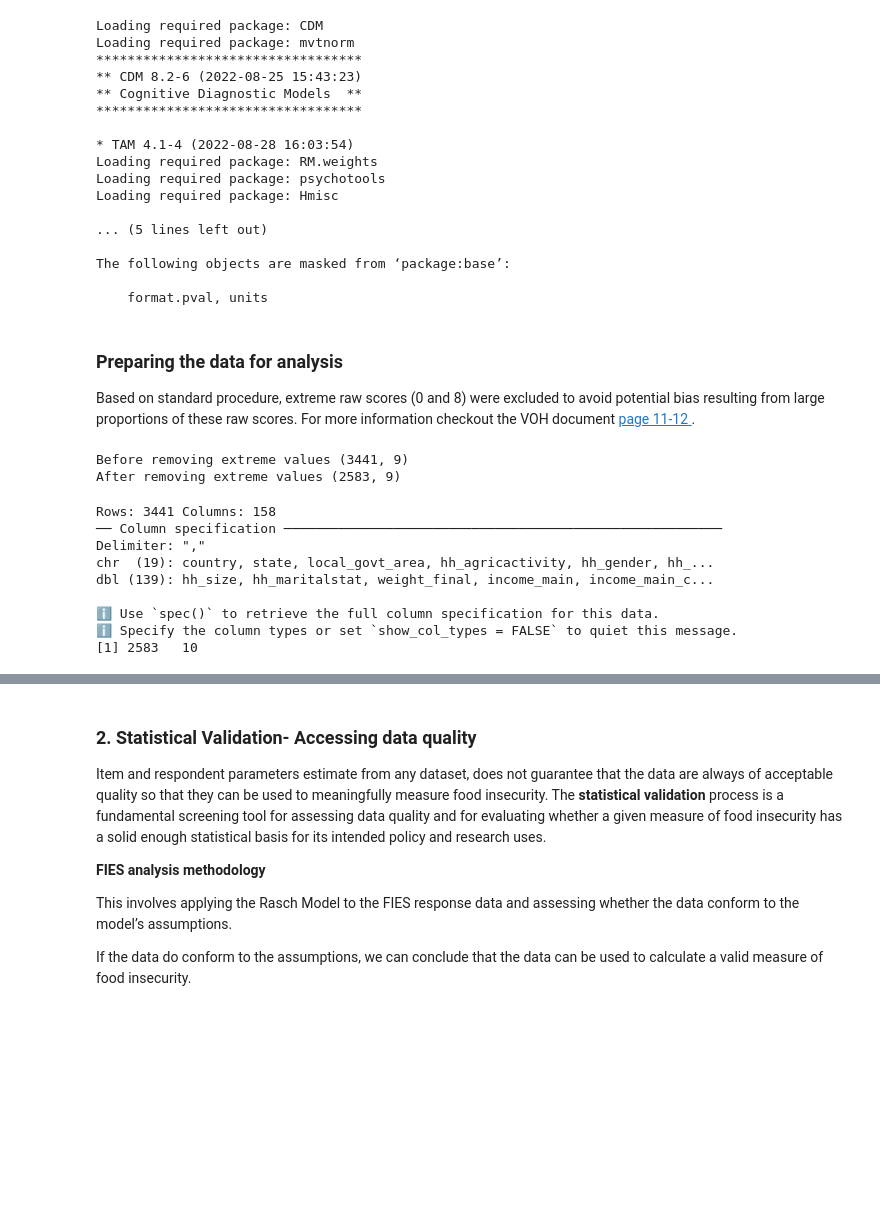
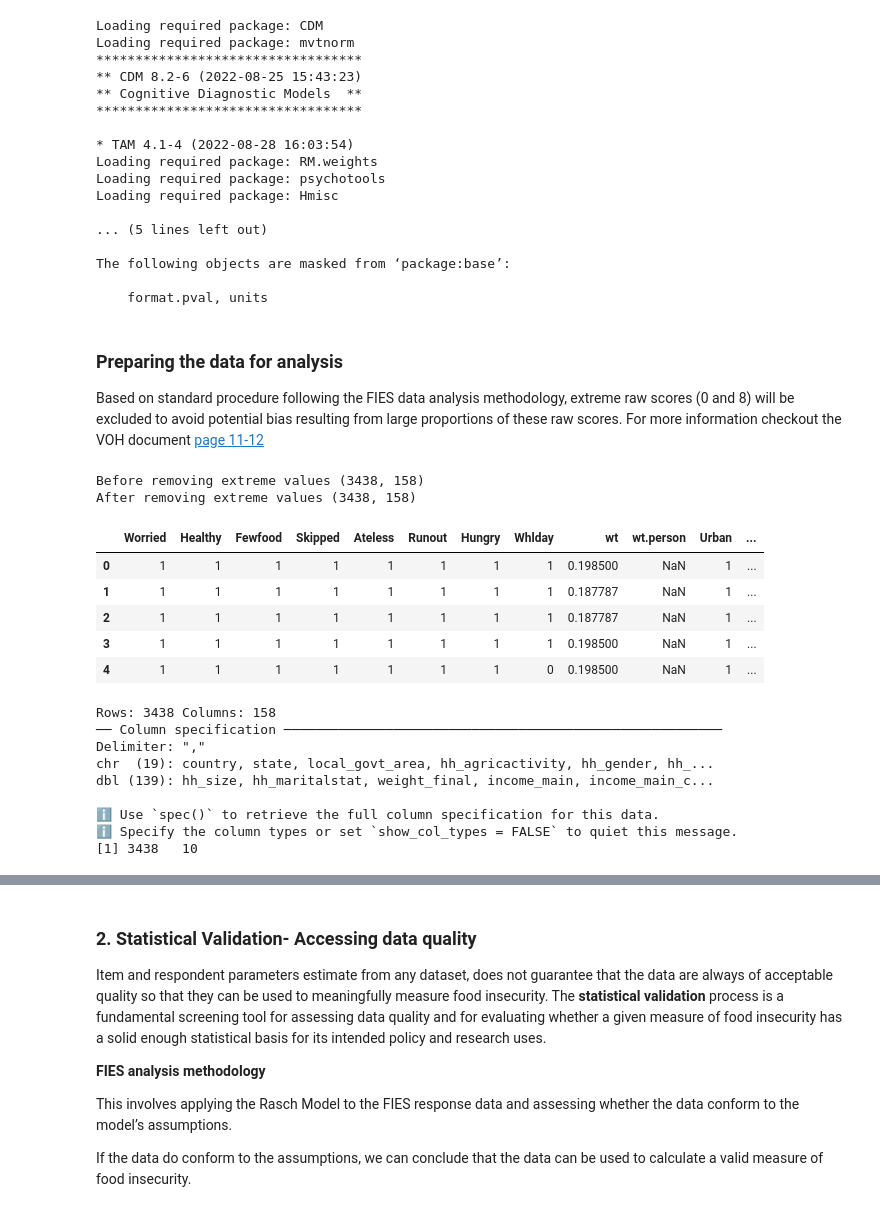
Before and after one commit to decorouz/Food_Insecurity_Indicators_Analysis, a Jupyter notebook: notebooks/1_rasch_model.ipynb, the cells around one changed output, grey strips where cells are left out. Cells and saved outputs as stored; diff of their text form; code cells hidden in the pictures; blank space fills up the shorter version.

```diff
--- a/notebooks/1_rasch_model.ipynb
+++ b/notebooks/1_rasch_model.ipynb
@@ -86,17 +81,49 @@ The following objects are masked from ‘package:base’:
     format.pval, units
 # %% [markdown]
 ### Preparing the data for analysis
-Based on standard procedure, extreme raw scores (0 and 8) were excluded to avoid potential bias resulting from large proportions of these raw scores. For more information checkout the VOH document [page 11-12 ](http://www.fao.org/3/a-i4830e.pdf).
+
+Based on standard procedure following the FIES data analysis methodology, extreme raw scores (0 and 8) will be excluded to avoid potential bias resulting from large proportions of these raw scores. For more information checkout the VOH document [page 11-12 ](http://www.fao.org/3/a-i4830e.pdf)
-# %%
-df = pd.read_csv("../data/supervised_clean_data.csv", usecols=lambda col:col.startswith("fies"))
-
-print("Before removing extreme values", df.shape)
-# Drop extreme values of 0 and 8 as standard procedure
-df = df[~df.fies_rawscore.isin([0,8])]
-print("After removing extreme values", df.shape)
-# %% [output]
-Before removing extreme values (3441, 9)
-After removing extreme values (2583, 9)
+# %%
+# Data Preparation for VOH app
+df = pd.read_csv("../data/fao_round6_ng_clean_data.csv")
+print("Before removing extreme values", df.shape)
+
+# Drop extreme values of 0 and 8 as standard procedure
+# df = df[~df.fies_rawscore.isin([0,8.0])].reset_index(drop=True)
+print("After removing extreme values", df.shape)
+fies_cols = [col for col in df.columns if col.startswith("fies_")]
+
+fies_rasch = df[fies_cols].drop(columns="fies_rawscore").rename(columns={
+    "fies_worried": "Worried",
+    "fies_healthy": "Healthy",
+    "fies_fewfoods": "Fewfood",
+    "fies_skipped": "Skipped",
+    "fies_ateless": "Ateless",
+    "fies_ranout": "Runout",
+    "fies_hungry": "Hungry",
+    "fies_whlday": "Whlday"
+}).astype(int)
+
+fies_rasch = pd.concat([fies_rasch, df[["weight_final"]]], axis=1)
+fies_rasch = fies_rasch.rename(columns={"weight_final": "wt"})
+fies_rasch["wt.person"] = np.nan
+fies_rasch["Urban"] = 1
+fies_rasch["Region"] = df["state"]
+
+
+
+#
+fies_rasch.to_csv("../data/fies_rasch.csv", index=False)
+fies_rasch.head()
+# %% [output]
+Before removing extreme values (3438, 158)
+After removing extreme values (3438, 158)
+|  | Worried | Healthy | Fewfood | Skipped | Ateless | Runout | Hungry | Whlday | wt | wt.person | Urban | ... |
+| 0 | 1 | 1 | 1 | 1 | 1 | 1 | 1 | 1 | 0.198500 | NaN | 1 | ... |
+| 1 | 1 | 1 | 1 | 1 | 1 | 1 | 1 | 1 | 0.187787 | NaN | 1 | ... |
+| 2 | 1 | 1 | 1 | 1 | 1 | 1 | 1 | 1 | 0.187787 | NaN | 1 | ... |
+| 3 | 1 | 1 | 1 | 1 | 1 | 1 | 1 | 1 | 0.198500 | NaN | 1 | ... |
+| 4 | 1 | 1 | 1 | 1 | 1 | 1 | 1 | 0 | 0.198500 | NaN | 1 | ... |
 # %%
 %%R
 
@@ -107,19 +134,20 @@ file_path <- "../data/fao_round6_ng_clean_data.csv"
 fies.ng <- read_csv(file_path)
 
 fies.ng <- fies.ng %>%
-  select(matches("^(fies|weight)"))
+  select(matches("^(weight|fies)"))
 
 # Convert the values to integers
 # df <- as.data.frame(lapply(df, as.integer))
 
 # # Drop values with extreme scores
-fies.ng <- subset(fies.ng, !(fies_rawscore %in% c(0.0, 8.0)))
+# fies.ng <- subset(fies.ng, !(fies_rawscore %in% c(0.0, 8.0)))
 
 # dim(df)
 # head(fies.ng)
+# write.csv(fies.ng, "../data/fies_rasch_analysis.csv", row.names = FALSE)
 dim(fies.ng)
 # %% [output]
-Rows: 3441 Columns: 158
+Rows: 3438 Columns: 158
 ── Column specification ────────────────────────────────────────────────────────
 Delimiter: ","
 chr  (19): country, state, local_govt_area, hh_agricactivity, hh_gender, hh_...
@@ -127,6 +155,6 @@ dbl (139): hh_size, hh_maritalstat, weight_final, income_main, income_main_c...
 
 ℹ Use `spec()` to retrieve the full column specification for this data.
 ℹ Specify the column types or set `show_col_types = FALSE` to quiet this message.
-[1] 2583   10
+[1] 3438   10
 # %% [markdown]
 ## FIES data analysis
```
Also changed, not shown: parts of 47 cells of this notebook.
